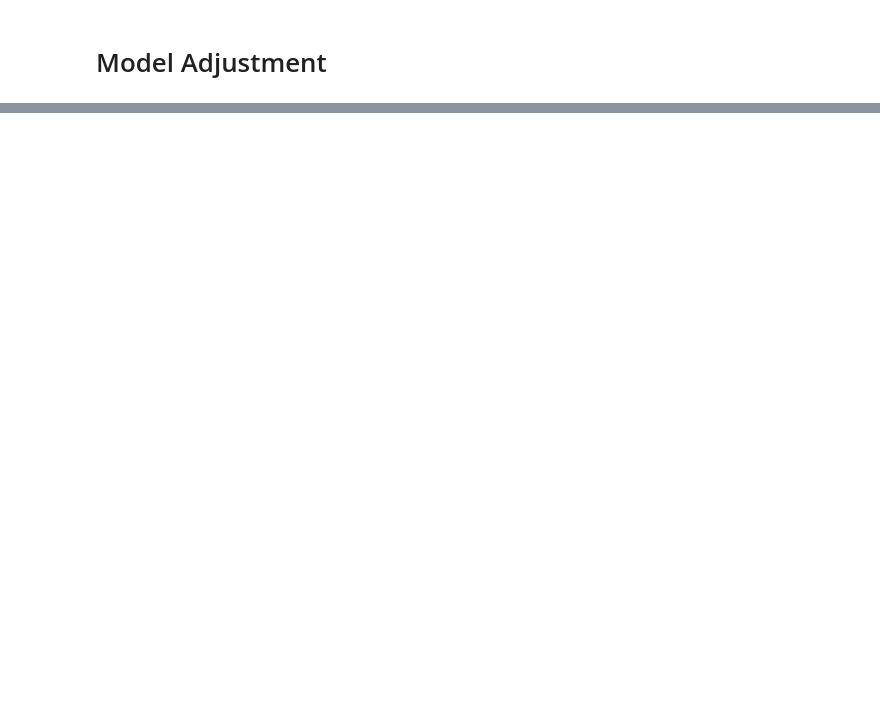
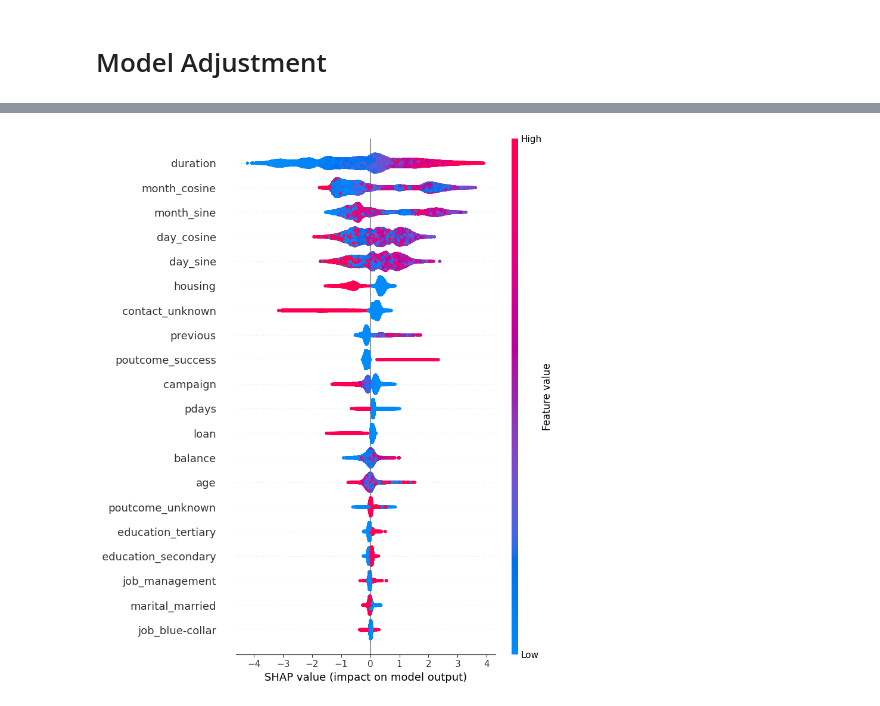
Before and after one commit to darshan-kale-dsi/Bank-Marketing-Campaign, a Jupyter notebook: notebooks/model_adjustment.ipynb, the cells around one changed output, grey strips where cells are left out. Saved outputs shown, nothing was run; the diff lists cells and outputs as text; code cells hidden in the pictures; blank space fills up the shorter version.

Commit message:
shap analysis added

```diff
--- a/notebooks/model_adjustment.ipynb
+++ b/notebooks/model_adjustment.ipynb
@@ -652,0 +639,13 @@ Best cross-validation score: 0.7936587791330002
+# %%
+features = np.concatenate([numeric_columns,cat_features])
+# %%
+import shap
+explainer = shap.TreeExplainer(pipeline['model'])
+# %%
+X_train_transformed = pipeline.named_steps['preprocessor'].transform(X_train)
+# %%
+shap_values = explainer.shap_values(X_train_transformed)
+# %%
+shap.summary_plot(shap_values, X_train_transformed, feature_names = features)
+# %% [output]
+[figure, added]
```
Also changed, not shown: parts of 31 cells of this notebook.
